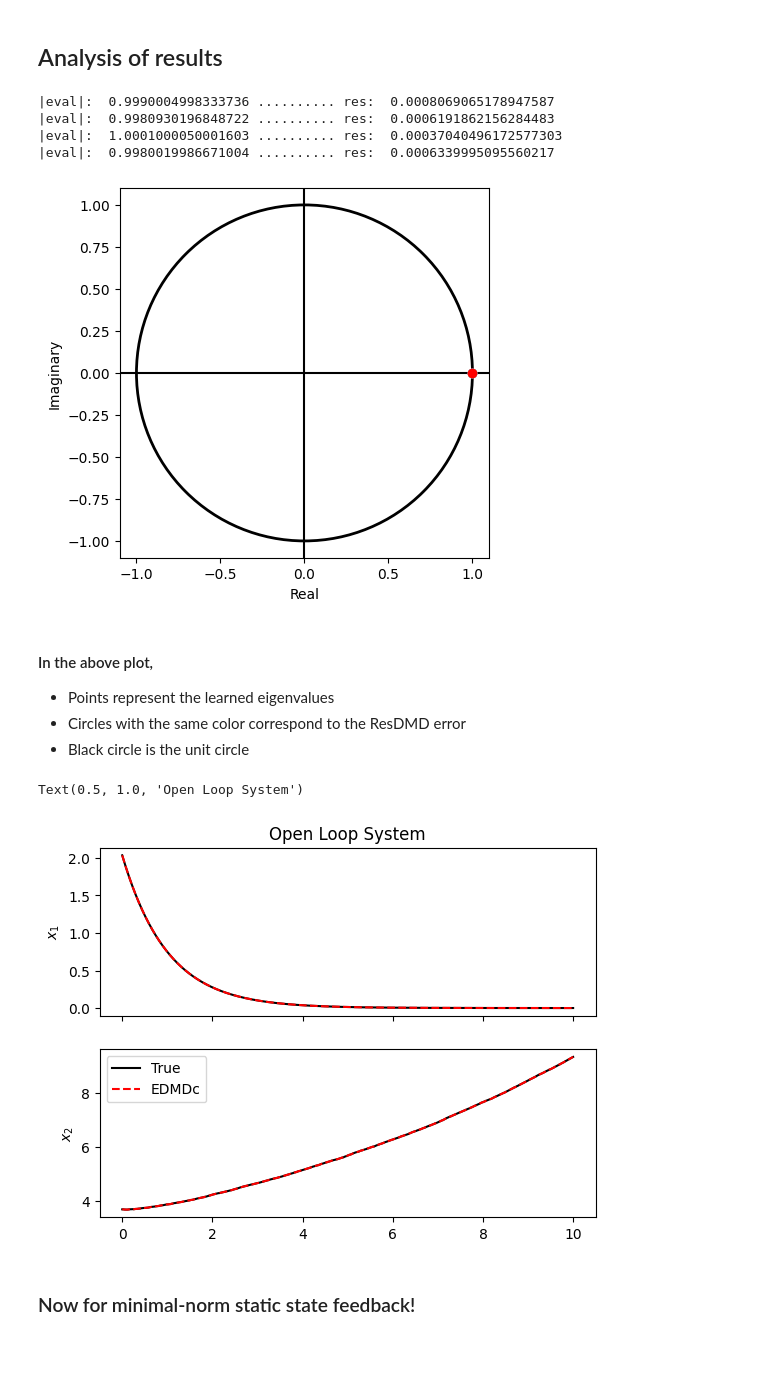
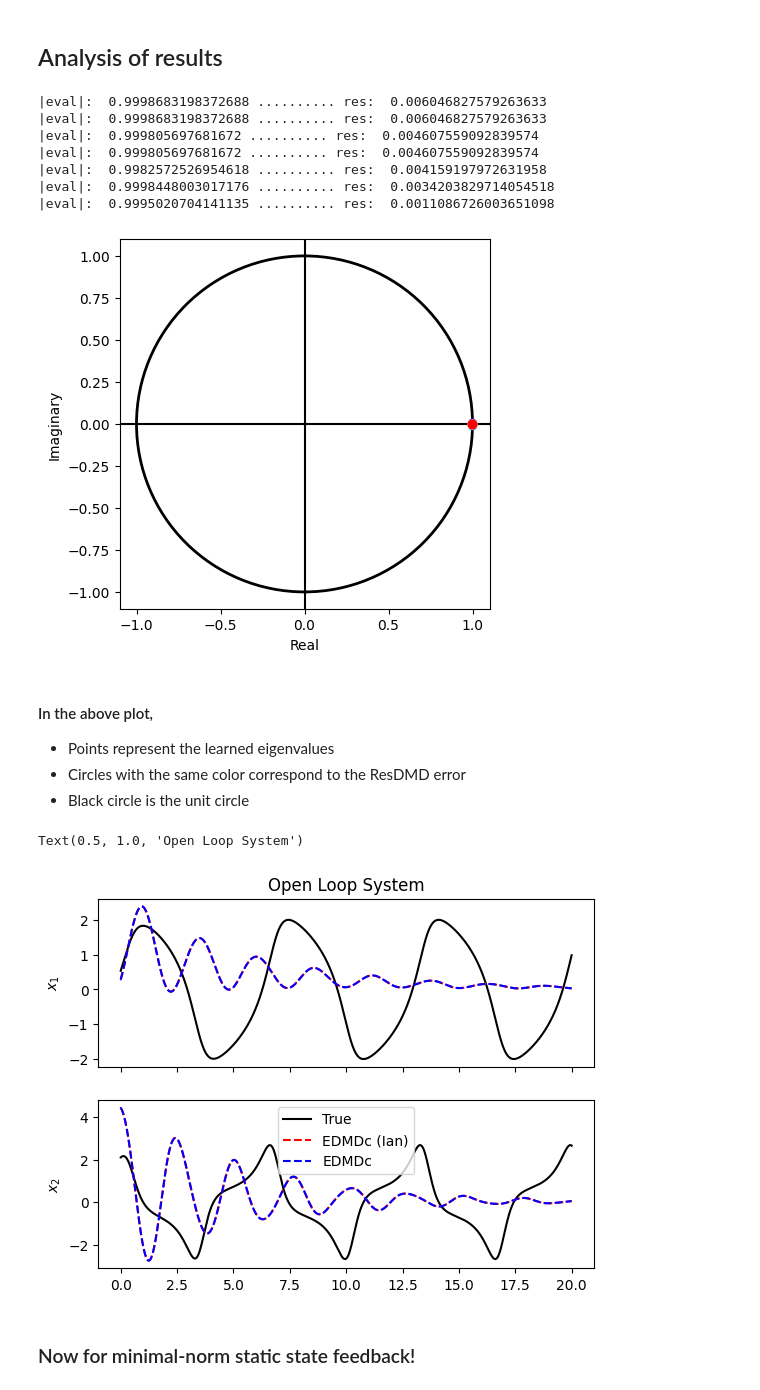
Before and after one commit to jmbosnich/ResDMDc, a Jupyter notebook: ResDMD_forced.ipynb, the cells around one changed output. Drawn from its saved outputs; the diff is of its cells as text; code cells hidden in the pictures; blank space fills up the shorter version.

```diff
--- a/ResDMD_forced.ipynb
+++ b/ResDMD_forced.ipynb
@@ -311,0 +15,13 @@ $$H_n(x) = (-1)^n \cdot exp\left({\frac{x^2}{2}}\right) \cdot \frac{d^n}{dx^n} e
+# %%
+model = dynamic_models.VanDerPol()  # Model choice
+
+### Choose basis functions ###
+obs_choice = 4  # if handmade basis is used
+order = 6  # if (hermitian) polynomials are used
+cross_terms = False
+
+obs = basis_functions.Observables(obs_choice, order, cross_terms)
+z = obs.handmade # choose which basis functions you want to use
+
+num_obs = len(z(model.reset(), model.sample_input()))
+print("size of dictionary: ", num_obs)
@@ -318,18 +36,6 @@ horizon = int(tf/model.dt) # how long we simulate the system for
 M = num_trials * horizon # M sized data
 
 traj = np.zeros([2, horizon, num_trials])
-
-### Choose basis functions ###
-obs_choice = 1  # if handmade basis is used
-order = 6  # if (hermitian) polynomials are used
-cross_terms = False
-
-obs = Observables(obs_choice, order, cross_terms)
-z = obs.handmade # choose which basis functions you want to use
-
-num_obs = len(z(model.reset(), model.sample_input()))
-print("size of dictionary: ", num_obs)
-
 np.random.seed(420) # set the seed for reproducibility
 
 # EDMD matrices
@@ -373,12 +79,16 @@ L_x /= M
 
 # koopman = np.linalg.pinv(G) @ A
 koopman = (np.linalg.pinv(G) @ A).T  # to match Ian's results (which are slightly better)
+koopman_edmd = np.linalg.pinv(G) @ A
 cont_koopman = logm(koopman)/model.dt
 
 # split apart koopman into A and B matrices
 A = koopman[:num_obs-1,:num_obs-1]
 B = koopman[:num_obs-1, num_obs-1:]
 
+A_edmd = koopman_edmd[:num_obs-1,:num_obs-1]
+B_edmd = koopman_edmd[:num_obs-1, num_obs-1:]
+
 A_cont = cont_koopman[:num_obs-1,:num_obs-1]
 B_cont = cont_koopman[:num_obs-1, num_obs-1:]
 # %% [output]
@@ -430,53 +141,59 @@ for i in range(len(evals)):
 for i in range(len(evals)):
     plt.scatter(evals[i].real, evals[i].imag, color=color[i])
 # %% [output]
-|eval|:  0.9990004998333736 .......... res:  0.0008069065178947587
-|eval|:  0.9980930196848722 .......... res:  0.0006191862156284483
-|eval|:  1.0001000050001603 .......... res:  0.00037040496172577303
-|eval|:  0.9980019986671004 .......... res:  0.0006339995095560217
+|eval|:  0.9998683198372688 .......... res:  0.006046827579263633
+|eval|:  0.9998683198372688 .......... res:  0.006046827579263633
+|eval|:  0.999805697681672 .......... res:  0.004607559092839574
+|eval|:  0.999805697681672 .......... res:  0.004607559092839574
+|eval|:  0.9982572526954618 .......... res:  0.004159197972631958
+|eval|:  0.9998448003017176 .......... res:  0.0034203829714054518
+|eval|:  0.9995020704141135 .......... res:  0.0011086726003651098
-[figure, old version]
+[figure, new version]
 # %% [markdown]
 #### In the above plot,
 * Points represent the learned eigenvalues
 * Circles with the same color correspond to the ResDMD error
 * Black circle is the unit circle
 # %%
-simulation_tf = 10
+simulation_tf = 20
 simulation_horizon = int(simulation_tf/model.dt)
 
 traj_test_true = np.zeros([2, simulation_horizon])
 traj_test_koop = np.zeros([num_obs, simulation_horizon])
-u_test = model.sample_input()
+traj_test_koop_edmd = np.zeros([num_obs, simulation_horizon])
+u_test = [0.]  # for open loop trajectory
 
 x0_rand = model.reset()
 z0 = z(x0_rand, u_test)
 traj_test_true[:, 0] = x0_rand
 traj_test_koop[:, 0] = z0
+traj_test_koop_edmd[:, 0] = z0
 
 for t in range(simulation_horizon - 1):
     # propogate true dynamics
     traj_test_true[:, t+1] = model.step(u_test)
 
     # propogate Koopman dynamics
     traj_test_koop[:-1, t+1] = A@traj_test_koop[:-1, t] + B[:,0]*u_test
 
-    # update control
-    u_test = model.sample_input()
+    traj_test_koop_edmd[:-1, t+1] = A_edmd@traj_test_koop[:-1, t] + B_edmd[:,0]*u_test
 
 time = np.arange(0, simulation_tf, model.dt)
 
 fig, axs = plt.subplots(2, 1, sharex=True)
 axs[0].plot(time, traj_test_true[0], 'k-', label="True")
-axs[0].plot(time, traj_test_koop[0], 'r--', label="EDMDc")
+axs[0].plot(time, traj_test_koop[0], 'r--', label="EDMDc (Ian)")
 axs[1].plot(time, traj_test_true[1], 'k-', label="True")
-axs[1].plot(time, traj_test_koop[1], 'r--', label="EDMDc")
+axs[1].plot(time, traj_test_koop[1], 'r--', label="EDMDc (Ian)")
+axs[0].plot(time, traj_test_koop_edmd[0], 'b--', label="EDMDc")
+axs[1].plot(time, traj_test_koop_edmd[1], 'b--', label="EDMDc")
 axs[0].set_ylabel('$x_1$')
 axs[1].set_ylabel('$x_2$')
 plt.legend()
 axs[0].set_title("Open Loop System")
 # %% [output]
 Text(0.5, 1.0, 'Open Loop System')
-[figure, old version]
+[figure, new version]
 # %% [markdown]
 ### Now for minimal-norm static state feedback!
 # %%
```
Also changed, not shown: parts of 16 cells of this notebook, 2 other files.
